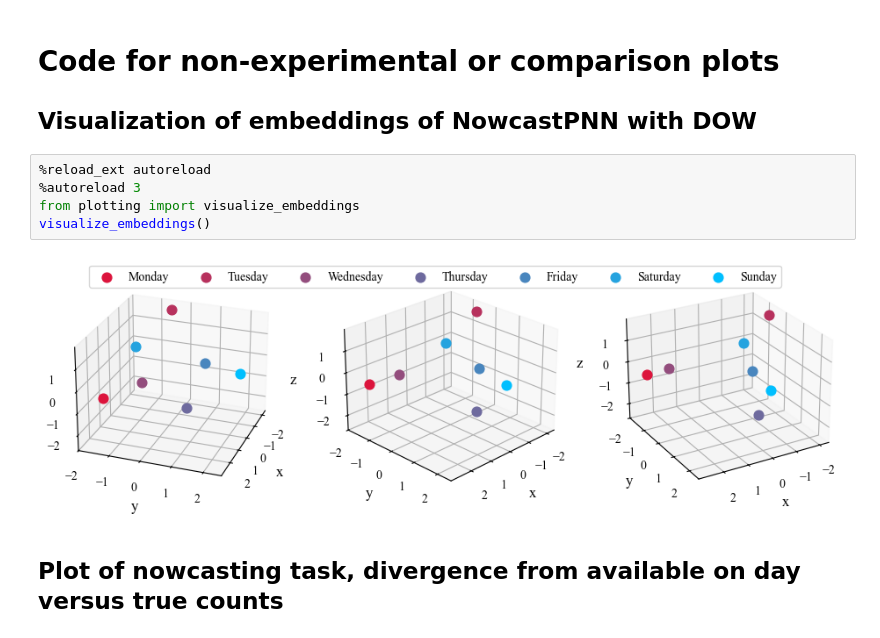
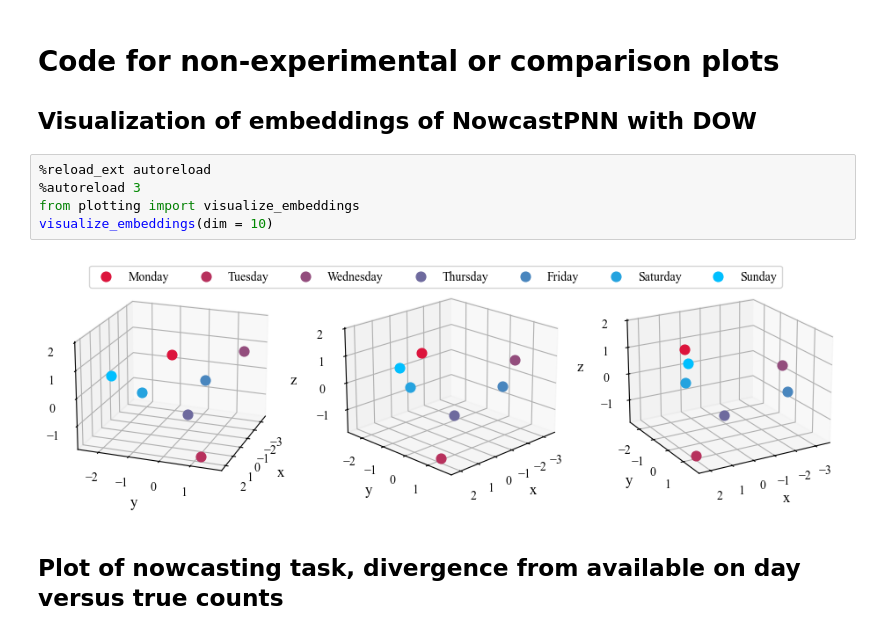
Before and after one commit to silaskoemen/NowcastPNN, a Jupyter notebook: src/exploratory_plots.ipynb, the cells around one changed output. Cells and saved outputs as stored; diff of their text form.

```diff
--- a/src/exploratory_plots.ipynb
+++ b/src/exploratory_plots.ipynb
@@ -5,10 +5,10 @@
 # %%
 %reload_ext autoreload
 %autoreload 3
 from plotting import visualize_embeddings
-visualize_embeddings()
+visualize_embeddings(dim = 10)
 # %% [output]
-[figure, old version]
+[figure, new version]
 # %% [markdown]
 ## Plot of nowcasting task, divergence from available on day versus true counts
 # %%
```
Also changed, not shown: 4 other files.
